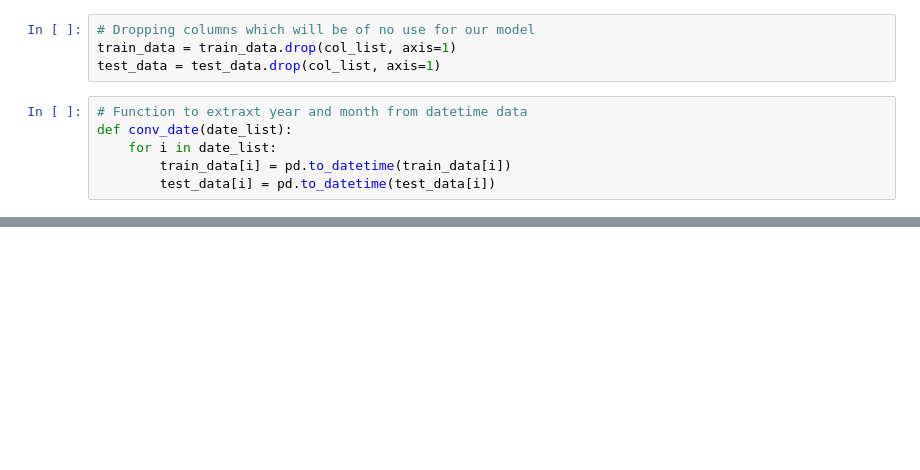
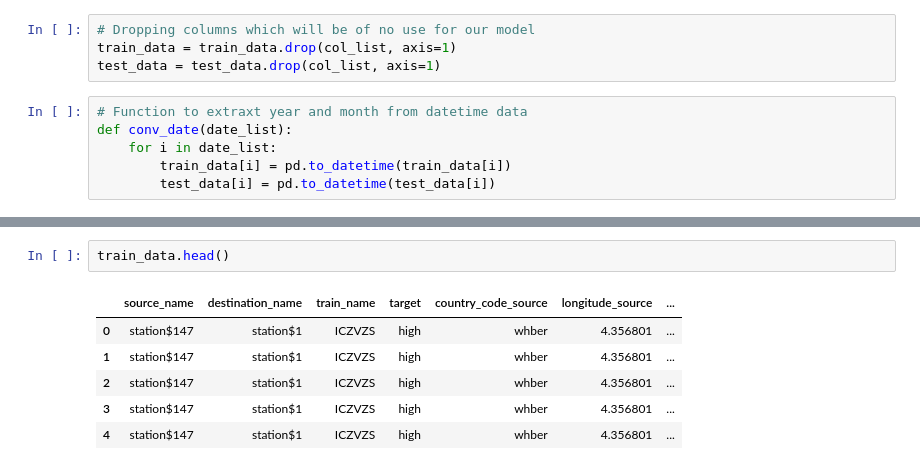
Before and after one commit to shreayan98c/Hitachi-Hiring-Challenge, a Jupyter notebook: classifier.ipynb, the cells around one changed output, grey strips where cells are left out. Cells and saved outputs as stored; diff of their text form; blank space fills up the shorter version.

```diff
--- a/classifier.ipynb
+++ b/classifier.ipynb
@@ -239,0 +317,9 @@ test_data = test_data.drop(col_list, axis=1)
+# %%
+train_data.head()
+# %% [output]
+|  | source_name | destination_name | train_name | target | country_code_source | longitude_source | ... |
+| 0 | station$147 | station$1 | ICZVZS | high | whber | 4.356801 | ... |
+| 1 | station$147 | station$1 | ICZVZS | high | whber | 4.356801 | ... |
+| 2 | station$147 | station$1 | ICZVZS | high | whber | 4.356801 | ... |
+| 3 | station$147 | station$1 | ICZVZS | high | whber | 4.356801 | ... |
+| 4 | station$147 | station$1 | ICZVZS | high | whber | 4.356801 | ... |
```
Also changed, not shown: parts of 20 cells of this notebook.
